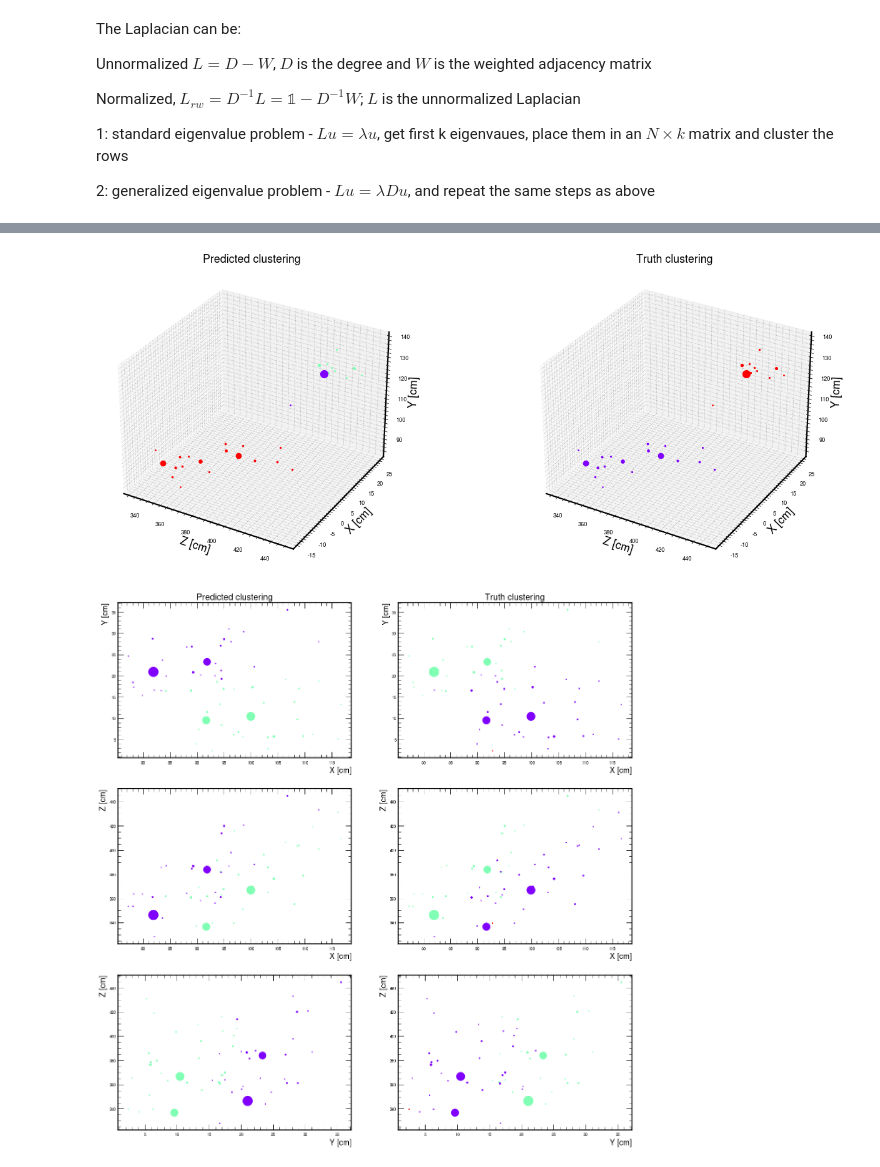
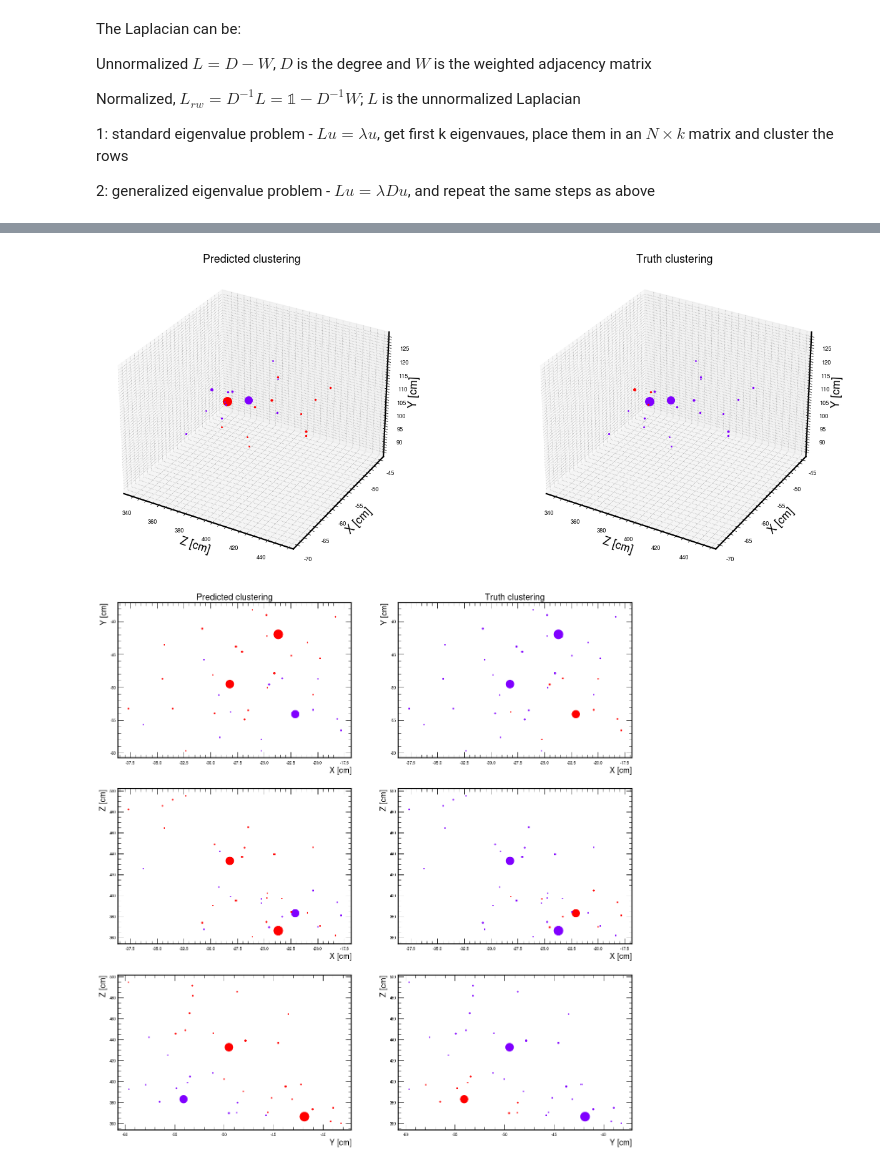
Before and after one commit to Abhirikshma/HackathonLinking, a Jupyter notebook: 3-Visualization.ipynb, the cells around one changed output, grey strips where cells are left out. Drawn from its saved outputs; the diff is of its cells as text; code cells hidden in the pictures.

Commit message:
Improved Clustering
updated model

```diff
--- a/3-Visualization.ipynb
+++ b/3-Visualization.ipynb
@@ -308,7 +310,7 @@ GraphNet(
   )
 )
 # %%
-ev_vis = 116 #event to visualize
+ev_vis = 133 #event to visualize
 t_node, t_pairs = truth_pairs(modelLoad, testDataset, ev_vis, 0.5)
 p_node, p_pairs = prediction_pairs(modelLoad, testDataset, ev_vis, 0.6)
 
@@ -325,5 +327,5 @@ x = p_node[:,0].detach().numpy()
 y = p_node[:,1].detach().numpy()
 z = p_node[:,2].detach().numpy()
 E = p_node[:,10].detach().numpy()
-plotTrackster(fig, ax, ax2,ax3,ax4, z,x,y,heatmap=E,edges=p_pairs, edges_t = t_pairs)
+plotTrackster(fig, ax, ax2,ax3,ax4, z,x,y,plot_missed = True, heatmap=E,edges=p_pairs, edges_t = t_pairs)
 # %% [output]
@@ -363,9 +391,13 @@ np.shape(L)
 # %%
 n_eigvals = min(np.shape(L)[0]-2, 9)
-eigvals_sorted, eigvecs_sorted = linalg.eigh(L, subset_by_index = [0, n_eigvals]) # linalg.eigh(L,b = D_weigh) for generalized eigenvalue problem
-# keys = np.argsort(eigvals)
-# eigvecs_sorted = eigvecs[keys]
-# eigvals_sorted = eigvals[keys]
-cluster_labels = np.where(eigvecs_sorted[1] < 0, 0, 1) # eigvec for second lowest eigenval
+try:
+    eigvals_sorted, eigvecs_sorted = linalg.eigh(L, D_weigh, subset_by_index = [0, n_eigvals]) # linalg.eigh(L,b = D_weigh) for generalized eigenvalue problem
+except linalg.LinAlgError:
+    print("LinAlgError: falling back to using unnormalized Laplacian!")
+    eigvals_sorted, eigvecs_sorted = linalg.eigh(L, subset_by_index = [0, n_eigvals])
+    #eigvals_sorted, eigvecs_sorted = linalg.eigh(L_masked, D_masked, subset_by_index = [0, n_eigvals])
+
+cluster_labels = np.where(eigvecs_sorted[1] < 0, 0, 1)
 print(f"Fiedler vector : {eigvecs_sorted[1]}")
+print(f"Clusters from Fiedler vector : {cluster_labels}")
 # %% [output]
@@ -456,20 +483,20 @@ ax.set_ylabel("X [cm]", fontsize = 16)
 ax.set_zlabel("Y [cm]", fontsize = 16)
 ax.set_title("Predicted clustering", fontsize = 16)
 cmap = plt.cm.rainbow
-norm = matplotlib.colors.Normalize(0, max(cluster_labels))
+norm_pred = matplotlib.colors.Normalize(0, max(cluster_labels))
 for i, x_i in enumerate(x):
-    ax.scatter(z[i], x_i, y[i],s=E[i]*2, color=cmap(norm(cluster_labels[i])))
+    ax.scatter(z[i], x_i, y[i],s=E[i]*2, color=cmap(norm_pred(cluster_labels[i])))
 ax1 = fig.add_subplot(122, projection="3d")
 ax1.set_xlabel("Z [cm]", fontsize = 16)
 ax1.set_ylabel("X [cm]", fontsize = 16)
 ax1.set_zlabel("Y [cm]", fontsize = 16)
 ax1.set_title("Truth clustering", fontsize = 16)
 cmap = plt.cm.rainbow
-norm = matplotlib.colors.Normalize(0, max(truth_cluster_labels))
+norm_truth = matplotlib.colors.Normalize(0, max(truth_cluster_labels))
 for i, x_i in enumerate(x):
-    ax1.scatter(z[i], x_i, y[i],s=E[i]*2, color=cmap(norm(truth_cluster_labels[i])))
+    ax1.scatter(z[i], x_i, y[i],s=E[i]*2, color=cmap(norm_truth(truth_cluster_labels[i])))
 # %% [output]
-[figure, old version]
+[figure, new version]
 # %%
 fig = plt.figure(figsize=(19,20), dpi=80)
 # X-Y
@@ -480,37 +507,37 @@ ax.set_title("Predicted clustering", fontsize = 18)
 ax1 = fig.add_subplot(322)
 ax1.set_xlabel("X [cm]", fontsize = 16)
 ax1.set_ylabel("Y [cm]", fontsize = 16)
 ax1.set_title("Truth clustering", fontsize = 18)
 
 for i, x_i in enumerate(x):
-    ax.scatter(x_i, y[i],s=E[i]*2, color=cmap(norm(cluster_labels[i])))
-    ax1.scatter(x_i, y[i],s=E[i]*2, color=cmap(norm(truth_cluster_labels[i])))
+    ax.scatter(x_i, y[i],s=E[i]*2, color=cmap(norm_pred(cluster_labels[i])))
+    ax1.scatter(x_i, y[i],s=E[i]*2, color=cmap(norm_truth(truth_cluster_labels[i])))
 
 
 # Z-X
 ax = fig.add_subplot(323)
 ax.set_xlabel("X [cm]", fontsize = 16)
 ax.set_ylabel("Z [cm]", fontsize = 16)
 ax1 = fig.add_subplot(324)
 ax1.set_xlabel("X [cm]", fontsize = 16)
 ax1.set_ylabel("Z [cm]", fontsize = 16)
 
 for i, x_i in enumerate(x):
-    ax.scatter(x_i, z[i],s=E[i]*2, color=cmap(norm(cluster_labels[i])))
-    ax1.scatter(x_i, z[i],s=E[i]*2, color=cmap(norm(truth_cluster_labels[i])))
+    ax.scatter(x_i, z[i],s=E[i]*2, color=cmap(norm_pred(cluster_labels[i])))
+    ax1.scatter(x_i, z[i],s=E[i]*2, color=cmap(norm_truth(truth_cluster_labels[i])))
 
 
 
 # Z-Y
 ax = fig.add_subplot(325)
 ax.set_xlabel("Y [cm]", fontsize = 16)
 ax.set_ylabel("Z [cm]", fontsize = 16)
 ax1 = fig.add_subplot(326)
 ax1.set_xlabel("Y [cm]", fontsize = 16)
 ax1.set_ylabel("Z [cm]", fontsize = 16)
 
 for i, x_i in enumerate(x):
-    ax.scatter(y[i], z[i],s=E[i]*2, color=cmap(norm(cluster_labels[i])))
-    ax1.scatter(y[i], z[i],s=E[i]*2, color=cmap(norm(truth_cluster_labels[i])))
+    ax.scatter(y[i], z[i],s=E[i]*2, color=cmap(norm_pred(cluster_labels[i])))
+    ax1.scatter(y[i], z[i],s=E[i]*2, color=cmap(norm_truth(truth_cluster_labels[i])))
 # %% [output]
-[figure, old version]
+[figure, new version]
```
Also changed, not shown: parts of 14 cells of this notebook, 3 other files.
